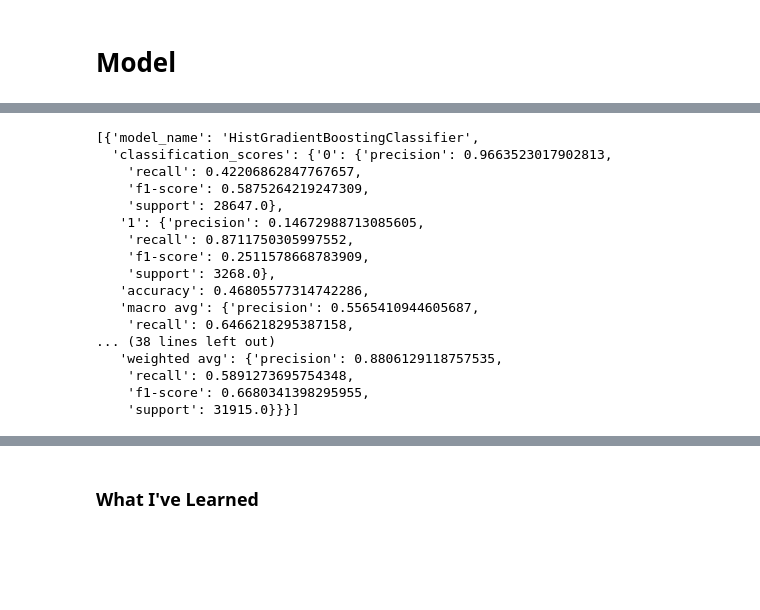
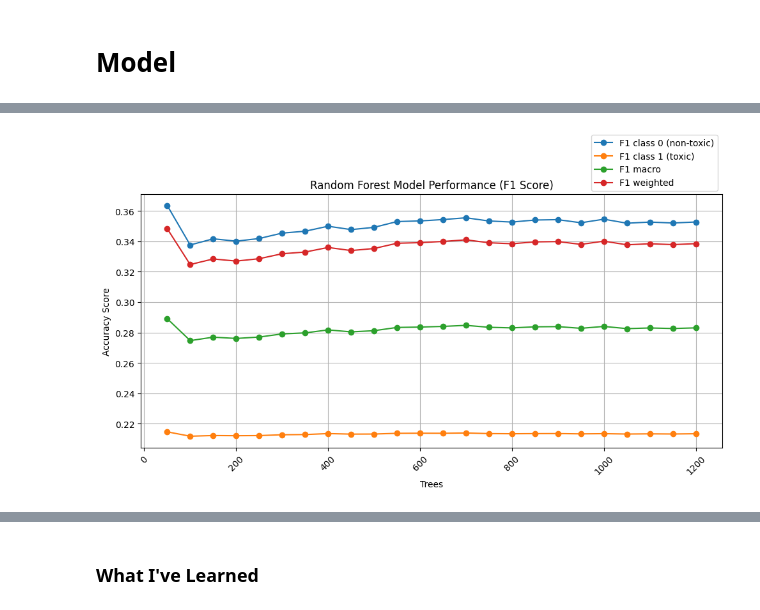
Before and after one commit to johne18/ml_learnings, a Jupyter notebook: SafeChat/notebooks/jigsaw_eda.ipynb, the cells around one changed output, grey strips where cells are left out. Drawn from its saved outputs; the diff is of its cells as text; code cells hidden in the pictures; blank space fills up the shorter version.

```diff
--- a/SafeChat/notebooks/jigsaw_eda.ipynb
+++ b/SafeChat/notebooks/jigsaw_eda.ipynb
@@ -385,7 +392,7 @@ x_train, x_test, y_train, y_test = train_test_split(
 # %%
 rf_scores = run_random_forest_model(
-                x_train,
-                y_train,
+                x_train_resampled,
+                y_train_sampled,
                 x_test,
                 y_test,
                 total_trees=1200,
@@ -424,30 +411,34 @@ rf_scores
-# %%
-classifier_weight_model_scores
-# %% [output]
-[{'model_name': 'HistGradientBoostingClassifier',
-  'classification_scores': {'0': {'precision': 0.9663523017902813,
-    'recall': 0.42206862847767657,
-    'f1-score': 0.5875264219247309,
-    'support': 28647.0},
-   '1': {'precision': 0.14672988713085605,
-    'recall': 0.8711750305997552,
-    'f1-score': 0.2511578668783909,
-    'support': 3268.0},
-   'accuracy': 0.46805577314742286,
-   'macro avg': {'precision': 0.5565410944605687,
-    'recall': 0.6466218295387158,
-... (38 lines left out)
-   'weighted avg': {'precision': 0.8806129118757535,
-    'recall': 0.5891273695754348,
-    'f1-score': 0.6680341398295955,
-    'support': 31915.0}}}]
+# %%
+num_trees = []
+rf_metrics = {
+    "f1_class_0": [],
+    "f1_class_1": [],
+    "f1_macro": [],
+    "f1_weighted": [],
+}
+
+for rf_score in rf_scores:
+    num_trees.append(rf_score["num_trees"])
+    scores = rf_score['classification_scores']
+
+    rf_metrics["f1_class_0"].append(scores["0"]["f1-score"])
+    rf_metrics["f1_class_1"].append(scores["1"]["f1-score"])
+    rf_metrics["f1_macro"].append(scores["macro avg"]["f1-score"])
+    rf_metrics["f1_weighted"].append(scores["weighted avg"]["f1-score"])
 # %%
-# plt.figure(figsize=(10, 6))
-# plt.plot(acc_score_df['Trees'], acc_score_df['acc_score'], marker='o', linestyle='-')
-# plt.title('Random Forest Model Performance (Accuracy Score)')
-# plt.xlabel('Trees')
-# plt.ylabel('Accuracy Score')
-# plt.xticks(rotation=45)
-# plt.grid(True)
-# plt.tight_layout()
-# plt.show()
+plt.figure(figsize=(10, 6))
+plt.plot(num_trees, rf_metrics["f1_class_0"], label="F1 class 0 (non-toxic)", marker='o', linestyle='-')
+plt.plot(num_trees, rf_metrics["f1_class_1"], label="F1 class 1 (toxic)", marker='o', linestyle='-')
+plt.plot(num_trees, rf_metrics["f1_macro"], label="F1 macro", marker='o', linestyle='-')
+plt.plot(num_trees, rf_metrics["f1_weighted"], label="F1 weighted", marker='o', linestyle='-')
+
+plt.title('Random Forest Model Performance (F1 Score)')
+plt.xlabel('Trees')
+plt.ylabel('Accuracy Score')
+plt.xticks(rotation=45)
+plt.legend(loc="upper right", bbox_to_anchor=(1, 1.25))
+plt.grid(True)
+plt.tight_layout()
+plt.show()
+# %% [output]
+[figure, added]
```
Also changed, not shown: parts of 14 cells of this notebook, 2 other files.
